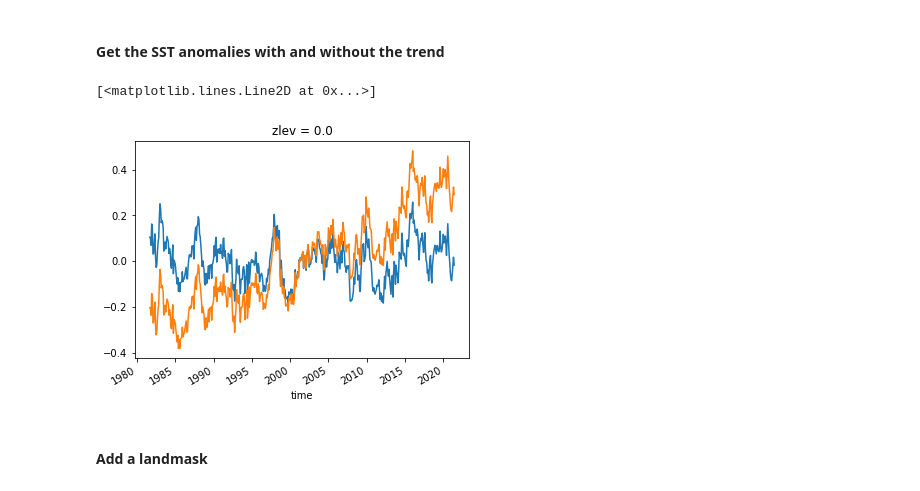
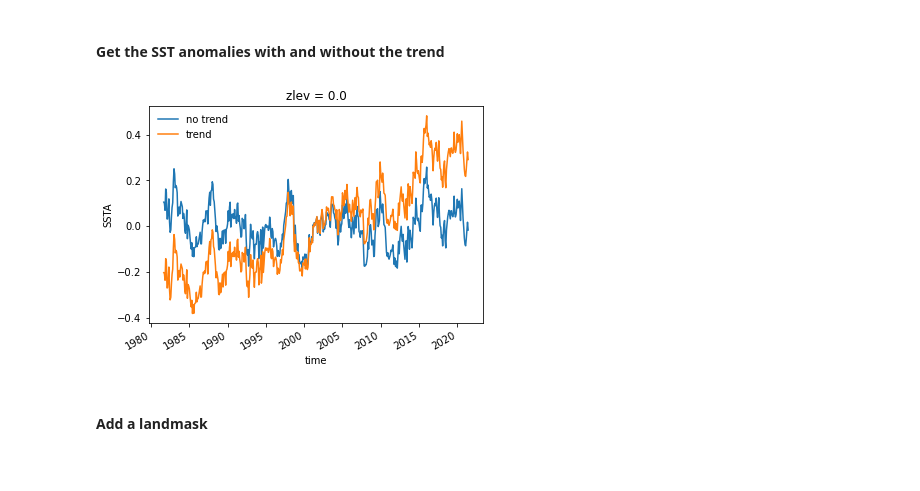
Before and after one commit to ocetrac/marine-heatwaves, a Jupyter notebook: 00_preprocess.ipynb, the cells around one changed output. Saved outputs shown, nothing was run; the diff lists cells and outputs as text; code cells hidden in the pictures.

```diff
--- a/00_preprocess.ipynb
+++ b/00_preprocess.ipynb
@@ -51,6 +49,6 @@ model_da = xr.DataArray(model.T, dims=['time','coeff'], coords={'time':da.time.v
 pmodel_da = xr.DataArray(pmodel.T, dims=['coeff','time'], coords={'coeff':np.arange(1,7,1), 'time':da.time.values})
 
 # resulting coefficients of the model
-sst_mod = xr.DataArray(pmodel_da.dot(da), dims=['coeff','lat','lon'], coords={'coeff':np.arange(1,7,1), 'lat':da.lat.values, 'lon':da.lon.values})
+sst_mod = pmodel_da.dot(da) #xr.DataArray(pmodel_da.dot(da), dims=['coeff','lat','lon'], coords={'coeff':np.arange(1,7,1), 'lat':da.lat.values, 'lon':da.lon.values})
 # %%
 # Construct mean, trend, and seasonal cycle
@@ -65,19 +63,19 @@ sst_notrend = xr.DataArray((da-trend).values, dims=['time','lat','lon'], coords=
 sst_trend = da
 
 # compute anomalies (SSTa) by removing model coefficients – with and without the trend
-ssta_notrend = xr.DataArray((da.values-model_da.dot(sst_mod)).values, dims=['time','lat','lon'], coords={'time':da.time, 'lat':da.lat.values, 'lon':da.lon.values})
-ssta_trend = xr.DataArray((da.values-model_da.dot(sst_mod[[0,2,3,4,5],:,:])).values, dims=['time','lat','lon'], coords={'time':da.time, 'lat':da.lat.values, 'lon':da.lon.values})
+ssta_notrend = da-model_da.dot(sst_mod)
+ssta_trend = da-model_da.dot(sst_mod[[0,2,3,4,5],:,:])
 # %%
 # Plot weighted global mean timeseries of SSTA with and without trend
 dlon = np.cos(da.lat * np.pi/180) *111e3
 dlat = 111e3 * xr.ones_like(da.lon)
 cell_area = dlon * dlat
 
-ssta_notrend.weighted(cell_area).mean(('lat','lon')).plot()
-ssta_trend.weighted(cell_area).mean(('lat','lon')).plot()
+ssta_notrend.weighted(cell_area).mean(('lat','lon')).plot(label='no trend')
+ssta_trend.weighted(cell_area).mean(('lat','lon')).plot(label='trend')
+plt.legend(frameon=False); plt.ylabel('SSTA');
 # %% [output]
-[<matplotlib.lines.Line2D at 0x...>]
-[figure, old version]
+[figure, new version]
 # %% [markdown]
 #### Add a landmask
 # %%
```
Also changed, not shown: parts of 3 cells of this notebook, 4 other files.
